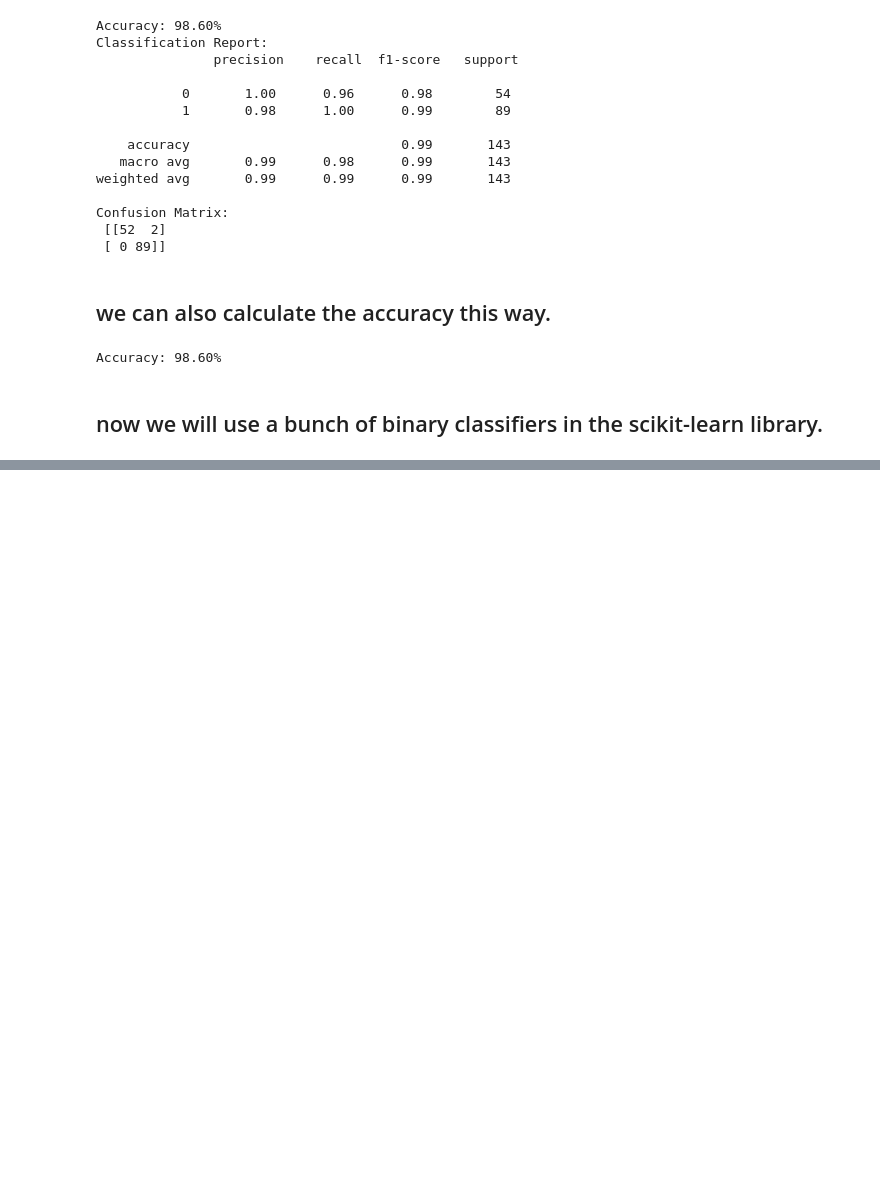
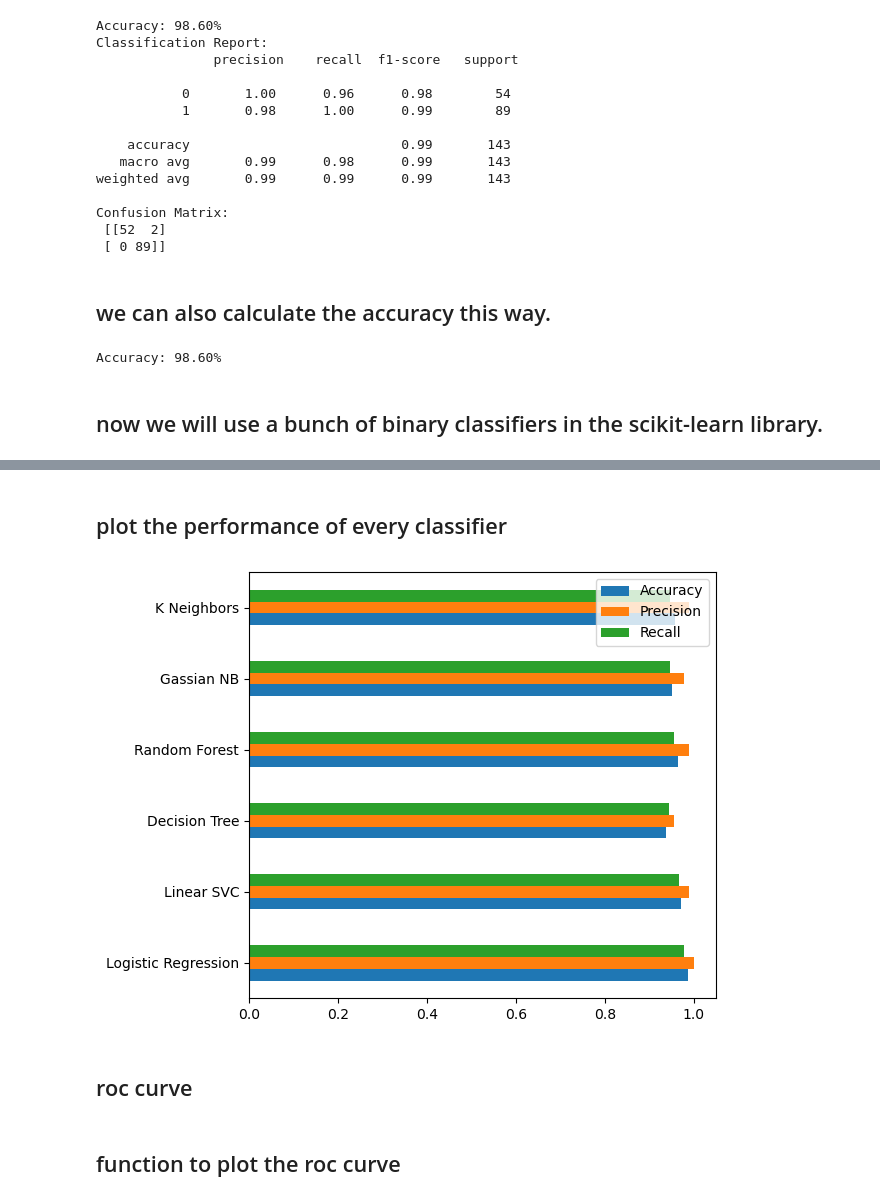
Before and after one commit to TariqAlhathloul/machine_learning_classification, a Jupyter notebook: binary_classification.ipynb, the cells around one changed output, grey strips where cells are left out. Drawn from its saved outputs; the diff is of its cells as text; code cells hidden in the pictures; blank space fills up the shorter version.

```diff
--- a/binary_classification.ipynb
+++ b/binary_classification.ipynb
@@ -231,2 +215,12 @@ Random Forest        0.972028   0.988764  0.967033
 Gassian NB           0.951049   0.977528  0.945652
 K Neighbors          0.958042   0.988764  0.946237
+# %% [markdown]
+## plot the performance of every classifier
+# %%
+ax = df_model.plot.barh()
+
+plt.tight_layout()
+# %% [output]
+[figure, added]
+# %% [markdown]
+## roc curve
@@ -232,0 +231,2 @@ K Neighbors          0.958042   0.988764  0.946237
+# %% [markdown]
+## function to plot the roc curve
```
Also changed, not shown: parts of 16 cells of this notebook, 1 other file.
